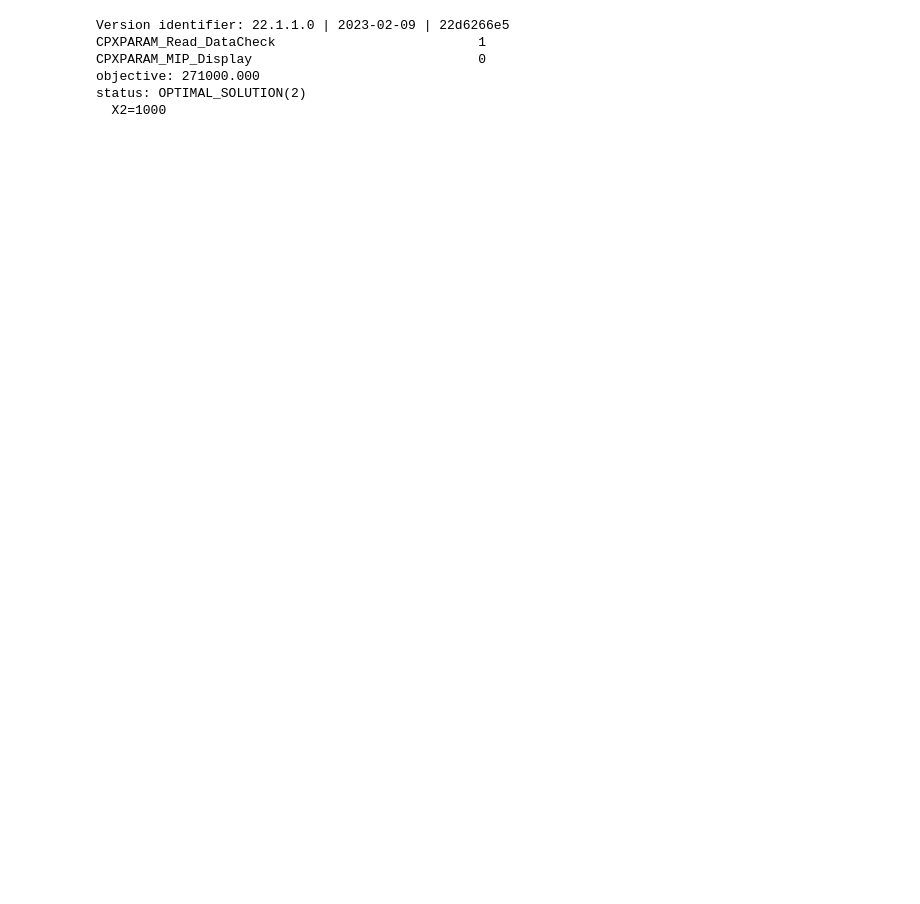
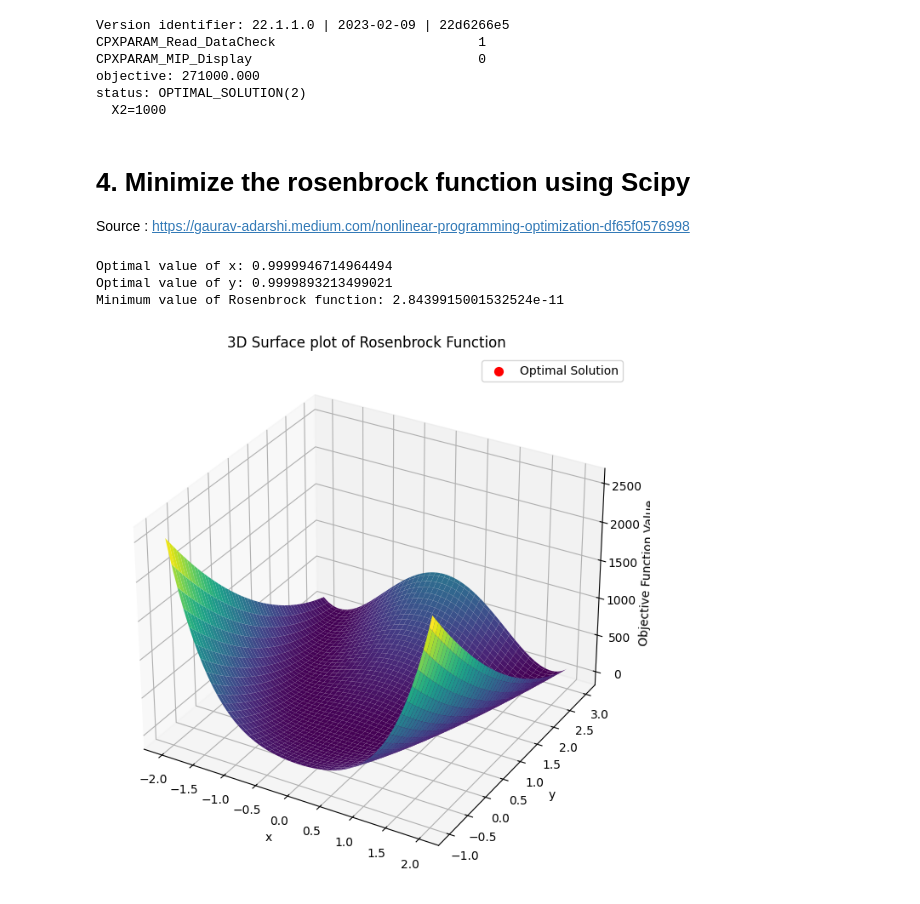
Before and after one commit to estellederrien/python-optimizations, a Jupyter notebook: 02. Optimizations/03. Non linear combinatorial optimizations.ipynb, the cells around one changed output. Cells and saved outputs as stored; diff of their text form; code cells hidden in the pictures; blank space fills up the shorter version.

```diff
--- a/02. Optimizations/03. Non linear combinatorial optimizations.ipynb
+++ b/02. Optimizations/03. Non linear combinatorial optimizations.ipynb
@@ -379,3 +383,57 @@ CPXPARAM_MIP_Display                             0
 objective: 271000.000
 status: OPTIMAL_SOLUTION(2)
   X2=1000
+# %% [markdown]
+# <b> 4. Minimize the rosenbrock function using Scipy</b>
+
+Source :  https://gaurav-adarshi.medium.com/nonlinear-programming-optimization-df65f0576998
+# %%
+import numpy as np
+import matplotlib.pyplot as plt
+from scipy.optimize import minimize
+from mpl_toolkits.mplot3d import Axes3D
+
+# Objective function
+def rosenbrock(vars):
+    x, y = vars
+    a, b = 1, 100
+    return (a - x)**2 + b * (y - x**2)**2
+
+# Initial guess
+initial_guess = [0, 0]
+
+# Perform the optimization
+result = minimize(rosenbrock, initial_guess)
+
+# Extract results
+x_opt, y_opt = result.x
+optimal_value = rosenbrock(result.x)
+
+# Print results
+print(f"Optimal value of x: {x_opt}")
+print(f"Optimal value of y: {y_opt}")
+print(f"Minimum value of Rosenbrock function: {optimal_value}")
+
+# Plotting
+x = np.linspace(-2, 2, 100)
+y = np.linspace(-1, 3, 100)
+X, Y = np.meshgrid(x, y)
+Z = rosenbrock([X, Y])
+
+# 3D Surface Plot
+fig = plt.figure(figsize=(14, 8))
+ax = fig.add_subplot(111, projection='3d')
+ax.plot_surface(X, Y, Z, cmap='viridis', edgecolor='none')
+ax.scatter(x_opt, y_opt, optimal_value, color='red', s=50, label='Optimal Solution')
+ax.set_xlabel('x')
+ax.set_ylabel('y')
+ax.set_zlabel('Objective Function Value')
+ax.set_title('3D Surface plot of Rosenbrock Function')
+ax.legend()
+
+plt.show()
+# %% [output]
+Optimal value of x: 0.9999946714964494
+Optimal value of y: 0.9999893213499021
+Minimum value of Rosenbrock function: 2.8439915001532524e-11
+[figure, added]
```
Also changed, not shown: parts of 5 cells of this notebook.
